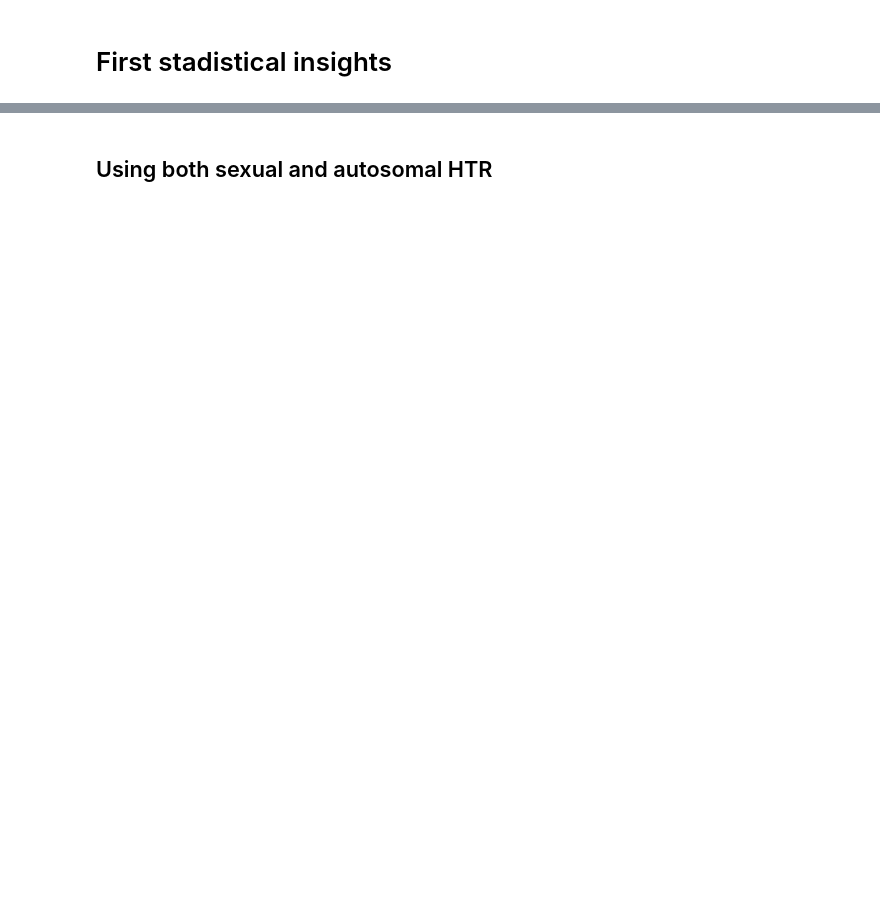
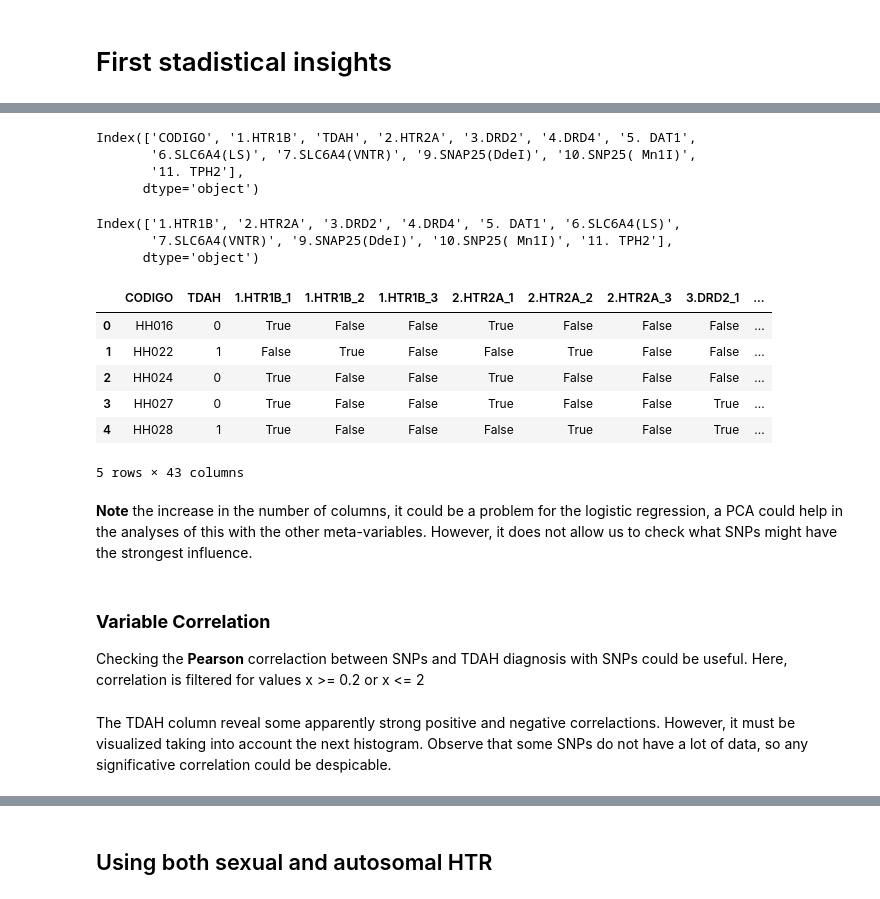
Before and after one commit to juanjo255/data_science, a Jupyter notebook: TDAH_project/TDAH.ipynb, the cells around one changed output, grey strips where cells are left out. Saved outputs shown, nothing was run; the diff lists cells and outputs as text; code cells hidden in the pictures; blank space fills up the shorter version.

```diff
--- a/TDAH_project/TDAH.ipynb
+++ b/TDAH_project/TDAH.ipynb
@@ -19,6 +10,0 @@ dict_df=pd.read_excel(io="~/PiconCossio/data_science_class/DATOS-TDAH-R.xlsx",sh
-# %%
-## Keeping only columns of interes and records only which have all the features.
-keep_columns= ['CODIGO', '1.HTR1B', 'TDAH','Genero','2.HTR2A', '8.HTR2C']
-df = dict_df[1].merge(dict_df[2][["2.HTR2A", "CODIGO"]], on="CODIGO", how="inner").merge(dict_df[3][["8.HTR2C", "CODIGO"]], on="CODIGO", how="inner")
-df = df[keep_columns]
-df.head()
@@ -37,0 +17,4 @@ df.shape
+# %%
+file = "~/PiconCossio/data_science_class/DATOS-TDAH-R_original.xlsx"
+xls = pd.ExcelFile(file)
+sheets_dict = pd.read_excel(file, sheet_name = xls.sheet_names[1:])
@@ -37,0 +41,11 @@ df.shape
+# %%
+for idx, val in enumerate(sheets_dict.keys()):
+    if idx == 0:
+        df = sheets_dict[val]
+        df = pd.concat([df.iloc[:, :3], df.iloc[:,4]], axis=1) ## keeping only CODIGO, SNP, TDAH and Genero
+        continue
+    df_2 = sheets_dict[val].rename(columns={"CODIGO ": "CODIGO"})
+    df = df.merge(df_2.iloc[:,:2], on="CODIGO", how="inner")
+
+## Use the classic 0 for female and 1 for male
+df.replace({"Genero":2}, 0, inplace=True)
@@ -209,0 +90,2 @@ print(feature_coefficients)
+# %%
+df_autosomal = df.drop(["Genero", "8.HTR2C"], axis=1)
@@ -209,0 +96,33 @@ print(feature_coefficients)
+# %%
+df_autosomal.columns
+# %% [output]
+Index(['CODIGO', '1.HTR1B', 'TDAH', '2.HTR2A', '3.DRD2', '4.DRD4', '5. DAT1',
+       '6.SLC6A4(LS)', '7.SLC6A4(VNTR)', '9.SNAP25(DdeI)', '10.SNP25( Mn1I)',
+       '11. TPH2'],
+      dtype='object')
+# %%
+columns=(df_autosomal.columns[1:2]).append(df_autosomal.columns[3:])
+columns
+# %% [output]
+Index(['1.HTR1B', '2.HTR2A', '3.DRD2', '4.DRD4', '5. DAT1', '6.SLC6A4(LS)',
+       '7.SLC6A4(VNTR)', '9.SNAP25(DdeI)', '10.SNP25( Mn1I)', '11. TPH2'],
+      dtype='object')
+# %%
+## Preproccesing
+### La columna para el marcador molecular es una variable categorica, que emplea valores numericos (1,2,3). Emplearemos one-hot coding para evitar malinterpretación de valores categoricos.
+df_autosomal_transformed = pd.get_dummies(df_autosomal, columns=(df_autosomal.columns[1:2]).append(df_autosomal.columns[3:]))
+df_autosomal_transformed.head()
+# %% [output]
+|  | CODIGO | TDAH | 1.HTR1B_1 | 1.HTR1B_2 | 1.HTR1B_3 | 2.HTR2A_1 | 2.HTR2A_2 | 2.HTR2A_3 | 3.DRD2_1 | ... |
+| 0 | HH016 | 0 | True | False | False | True | False | False | False | ... |
+| 1 | HH022 | 1 | False | True | False | False | True | False | False | ... |
+| 2 | HH024 | 0 | True | False | False | True | False | False | False | ... |
+| 3 | HH027 | 0 | True | False | False | True | False | False | True | ... |
+| 4 | HH028 | 1 | True | False | False | False | True | False | True | ... |
+5 rows × 43 columns
+# %% [markdown]
+**Note** the increase in the number of columns, it could be a problem for the logistic regression, a PCA could help in the analyses of this with the other meta-variables. However, it does not allow us to check what SNPs might have the strongest influence.
+# %% [markdown]
+### **Variable Correlation**
+
+Checking the **Pearson** correlaction between SNPs and TDAH diagnosis with SNPs could be useful. Here, correlation is filtered for values x >= 0.2 or x <= 2
@@ -209,0 +137,2 @@ print(feature_coefficients)
+# %% [markdown]
+The TDAH column reveal some apparently strong positive and negative correlactions. However, it must be visualized taking into account the next histogram. Observe that some SNPs do not have a lot of data, so any significative correlation could be despicable.
```
Also changed, not shown: parts of 76 cells of this notebook, 1 other file.
